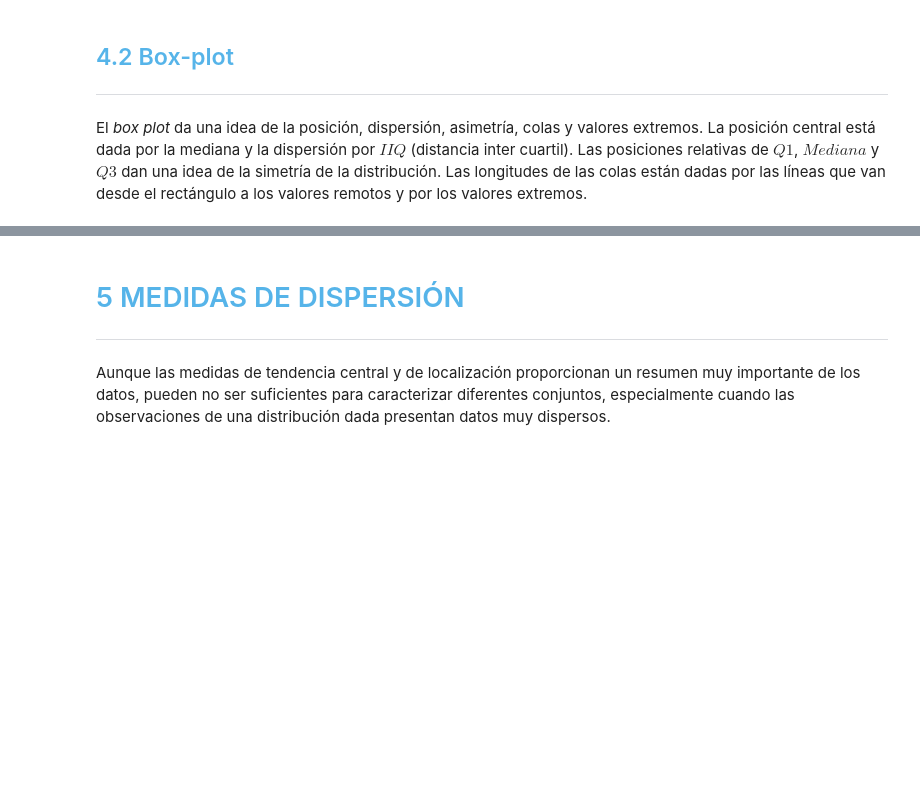
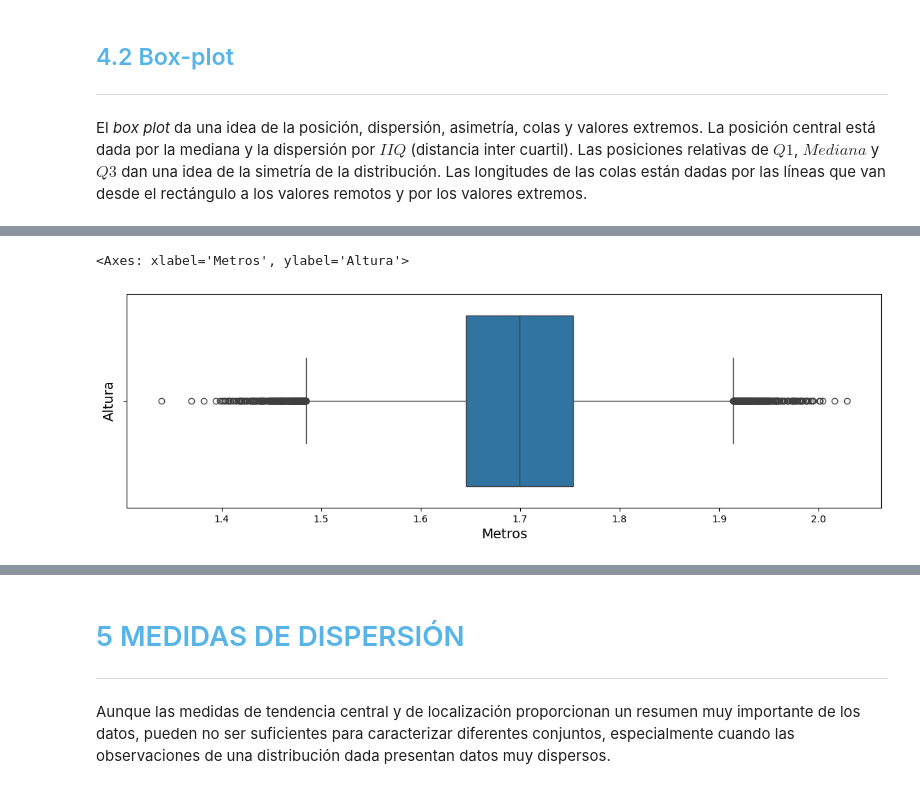
Before and after one commit to francisco-gamez/Estadisticas_Machine_Learning, a Jupyter notebook: curso_de_estad_stica_con_python_1.ipynb, the cells around one changed output, grey strips where cells are left out. Drawn from its saved outputs; the diff is of its cells as text; code cells hidden in the pictures; blank space fills up the shorter version.

```diff
--- a/curso_de_estad_stica_con_python_1.ipynb
+++ b/curso_de_estad_stica_con_python_1.ipynb
@@ -934,3 +1016,13 @@ Hay una serie de medidas de posición similares en su diseño a la mediana, aunq
 El *box plot* da una idea de la posición, dispersión, asimetría, colas y valores extremos. La posición central está dada por la mediana y la dispersión por $IIQ$ (distancia inter cuartil). Las posiciones relativas de $Q1$, $Mediana$ y $Q3$ dan una idea de la simetría de la distribución. Las longitudes de las colas están dadas por las líneas que van desde el rectángulo a los valores remotos y por los valores extremos.
 # %% [markdown]
 <img src='https://caelum-online-public.s3.amazonaws.com/ESP-1752-estadistica-con-python-parte1/img005.png' width='65%'>
+# %%
+ax = sns.boxplot(x = 'Altura', data = datos, orient = 'h')
+
+ax.figure.set_size_inches(14,4)
+ax.set_ylabel('Altura',fontsize=14)
+ax.set_xlabel('Metros', fontsize=14)
+ax
+# %% [output]
+<Axes: xlabel='Metros', ylabel='Altura'>
+[figure, added]
```
Also changed, not shown: parts of 32 cells of this notebook.
